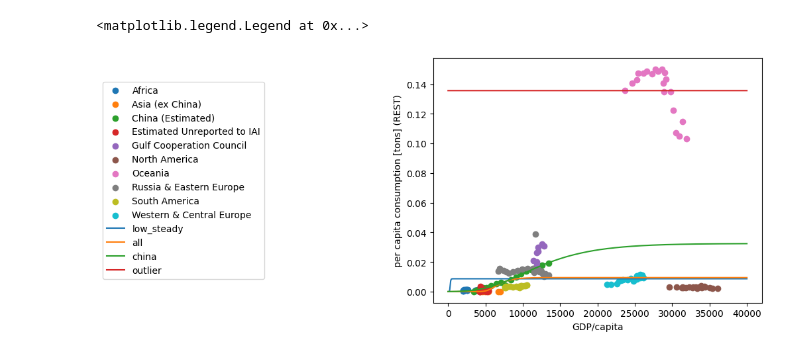
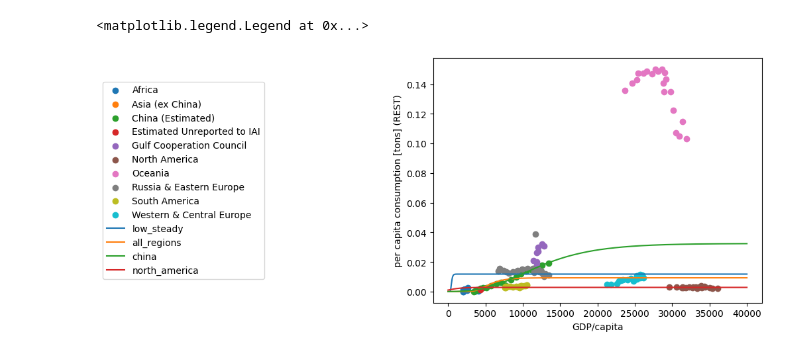
Before and after one commit to imagepbl/image-materials, a Jupyter notebook: imagematerials/rest_of/scripts_test/aluminium.ipynb, the cells around one changed output. Cells and saved outputs as stored; diff of their text form; code cells hidden in the pictures.

```diff
--- a/imagematerials/rest_of/scripts_test/aluminium.ipynb
+++ b/imagematerials/rest_of/scripts_test/aluminium.ipynb
@@ -46,13 +73,11 @@ aluminium.calculate_historic_other_fraction()
 # %%
 # Deal with negative values in other fraction BEFORE recalculation of other fraction consumption
 
-# 1) Africa: all negative: assumption that apparent MAT is 60% of total consumption (mean until 2017)
+# 1) Africa: for all negative values: assumption that apparent MAT is 60% of total consumption (mean until 2017)
 # Share of IAMGE MAT data to total consumption
 share = (aluminium.image_mat_material_regions.loc[:2017]/aluminium.historic_consumption_data.loc[:2017]*100).mean()
-share['Africa']
-
-# starting at 2013 (when negative values start):
-aluminium.image_mat_material_regions.loc[:, 'Africa'] = aluminium.historic_consumption_data.loc[:, 'Africa'] * share['Africa'] / 100
+# starting at 2017 (when negative values start):
+aluminium.image_mat_material_regions.loc[2017:, 'Africa'] = aluminium.historic_consumption_data.loc[2017:, 'Africa'] * share['Africa'] / 100
 
 # 4) North America
 # problem starts at 2015, so take share mean of IMAGE Mat data before that and apply it to 2015-2024
@@ -67,17 +92,13 @@ aluminium.historic_consumption_data.loc[:, 'South America'] = aluminium.image_ma
 # redo calculation of historic other fraction consumption
 aluminium.calculate_historic_other_fraction()
 
-project_on_mat = ['Asia (ex China)', 'Estimated Unreported to IAI']
-# 2) rest of Asia: assume that IMAGE Mat is correct and is total per cap consumption
-# so will be projected on total not on diff
-aluminium.historic_other_fraction_consumption.loc[:, 'Asia (ex China)'] = aluminium.historic_consumption_data.loc[:, 'Asia (ex China)']
-
-# 3) Estimated Unreported to IAI: assume that IMAGE Mat is correct (these are mostlly IMAGE region 6 regions)
+# 2) rest of Asia:
+# per capita consmption of total data is too low compared to other regions, so we assume that IMAGE Mat is correct
+# --> will be fitted to global curve
+# 3) Estimated Unreported to IAI: assume that IMAGE Mat is correct (these are mostly IMAGE region 6 regions)
 # Most are small island territories, overseas territories or constituent countries mainly linked to France
-aluminium.historic_other_fraction_consumption.loc[:, 'Estimated Unreported to IAI'] = aluminium.historic_consumption_data.loc[:, 'Estimated Unreported to IAI']
+# --> will be fitted to global curve
 
 # 5) Gulf Cooperation Council: remove negative values to nan, no problems in more recent years
-aluminium.historic_other_fraction_consumption.loc[aluminium.historic_other_fraction_consumption.loc[:, 'Gulf Cooperation Council'] < 0, 'Gulf Cooperation Council'] = np.nan
-
-# Finally check the whole dataframe for single negative values and make them NaN
+# & Finally check the whole dataframe for single negative values and make them NaN
 aluminium.historic_other_fraction_consumption[aluminium.historic_other_fraction_consumption < 0] = np.nan
@@ -104,14 +105,17 @@ aluminium.historic_other_fraction_consumption
 # %%
 # Fit models
+
 aluminium.calculate_regressors(aluminium.historic_other_fraction_consumption)
+
 aluminium.fit_models(best_rmse_models= {
     'low_steady' : 'gompertz model',
-                     'all' : 'gompertz model',
-                     'china' : 'gompertz model',
-    'outlier' : 'gompertz model'})
-# Projections
+    'all_regions' : 'gompertz model',
+    'china' : 'gompertz model',
+    'north_america' : 'gompertz model'})
 
-
-aluminium.project_on_total(list(IAI_TO_IMAGE_CLASSES.keys()))
+# add regions to regions model match that are not in there yet becaused they are fitted to the global average
+for key in IAI_TO_IMAGE_CLASSES.keys():
+    if key not in aluminium.region_model_match:
+        aluminium.region_model_match[key] = aluminium.model_groups.get("all_regions")[6]
 # %% [output]
 low_steady
@@ -136,38 +139,39 @@ colors = [
 
 color_dict_fits = {
     'low_steady' : '#1f77b4',  # blue
-    'all' : '#ff7f0e',  # orange
+    'all_regions' : '#ff7f0e',  # orange
     'china' : '#2ca02c',  # green
-    'outlier' : '#d62728'  # red
+    'north_america' : '#d62728',  # red
+    'europe' : '#9467bd'  # purple
 
 }
 
 
 # Create the mapping dictionary
 color_dict = {f"class_ {i+1}": colors[i] for i in range(26)}
 
 fig, ax = plt.subplots()             # Create a figure containing a single Axes.
 
 
 for region in aluminium.cons_capita.columns:
     ax.scatter(aluminium.gdp_pc[region],
                aluminium.cons_capita[region],
                label = region,
                color = color_dict.get(region))
 
 
 for grouping in aluminium_regions.keys():
     model = aluminium.model_groups[grouping][models_output_dict[aluminium.best_rmse_models[grouping]]]
     ax.plot(model.predict(np.arange(1, 40001).reshape(-1, 1)),
             label = grouping,
             color = color_dict_fits[grouping])
 
 ax.set_ylabel("per capita consumption [tons] (REST)")
 ax.set_xlabel("GDP/capita")
 
 
 
 ax.legend(loc = 'right', bbox_to_anchor=(-0.5, 0.5))
 # %% [output]
 <matplotlib.legend.Legend at 0x...>
-[figure, old version]
+[figure, new version]
```
Also changed, not shown: parts of 11 cells of this notebook, 7 other files.
